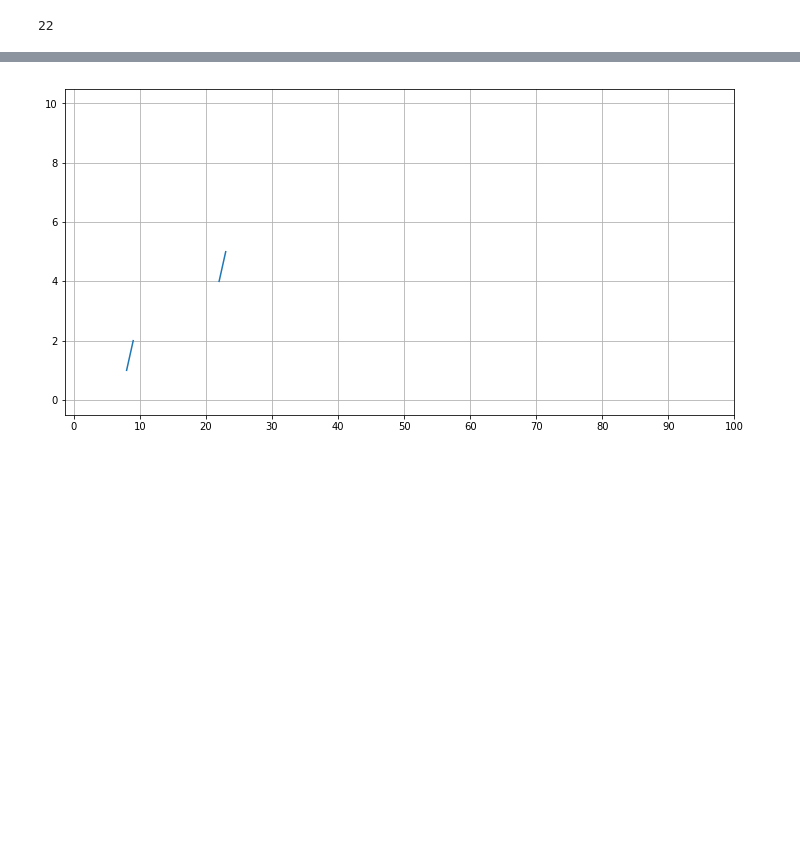
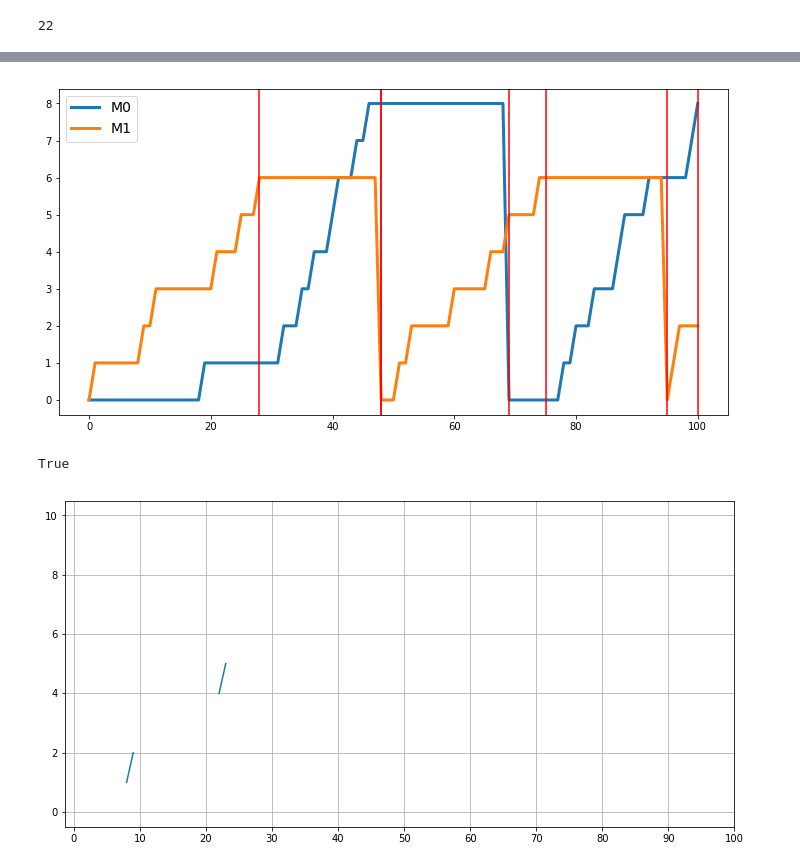
Before and after one commit to m-hoff/simantha, a Jupyter notebook: test.ipynb, the cells around one changed output, grey strips where cells are left out. Drawn from its saved outputs; the diff is of its cells as text; code cells hidden in the pictures; blank space fills up the shorter version.

```diff
--- a/test.ipynb
+++ b/test.ipynb
@@ -100,3 +100,16 @@ Name: M1 health, dtype: object
+# %%
+plt.figure(figsize=(12,6))
+plt.plot(sys.machine_data['M0 health'], label='M0', lw=3)
+plt.plot(sys.machine_data['M1 health'], label='M1', lw=3)
+for t in sys.maintenance_data['time']: plt.axvline(x=t, color='red')
+plt.legend(fontsize=14)
+plt.show()
+# %% [output]
+[figure, added]
+# %%
+sys.machines[1].failed
+# %% [output]
+True
 # %%
 plt.figure(figsize=(12,6))
 plt.plot(sys.machine_data[['M0 health', 'M1 health']])
```
Also changed, not shown: parts of 6 cells of this notebook, 1 other file.
